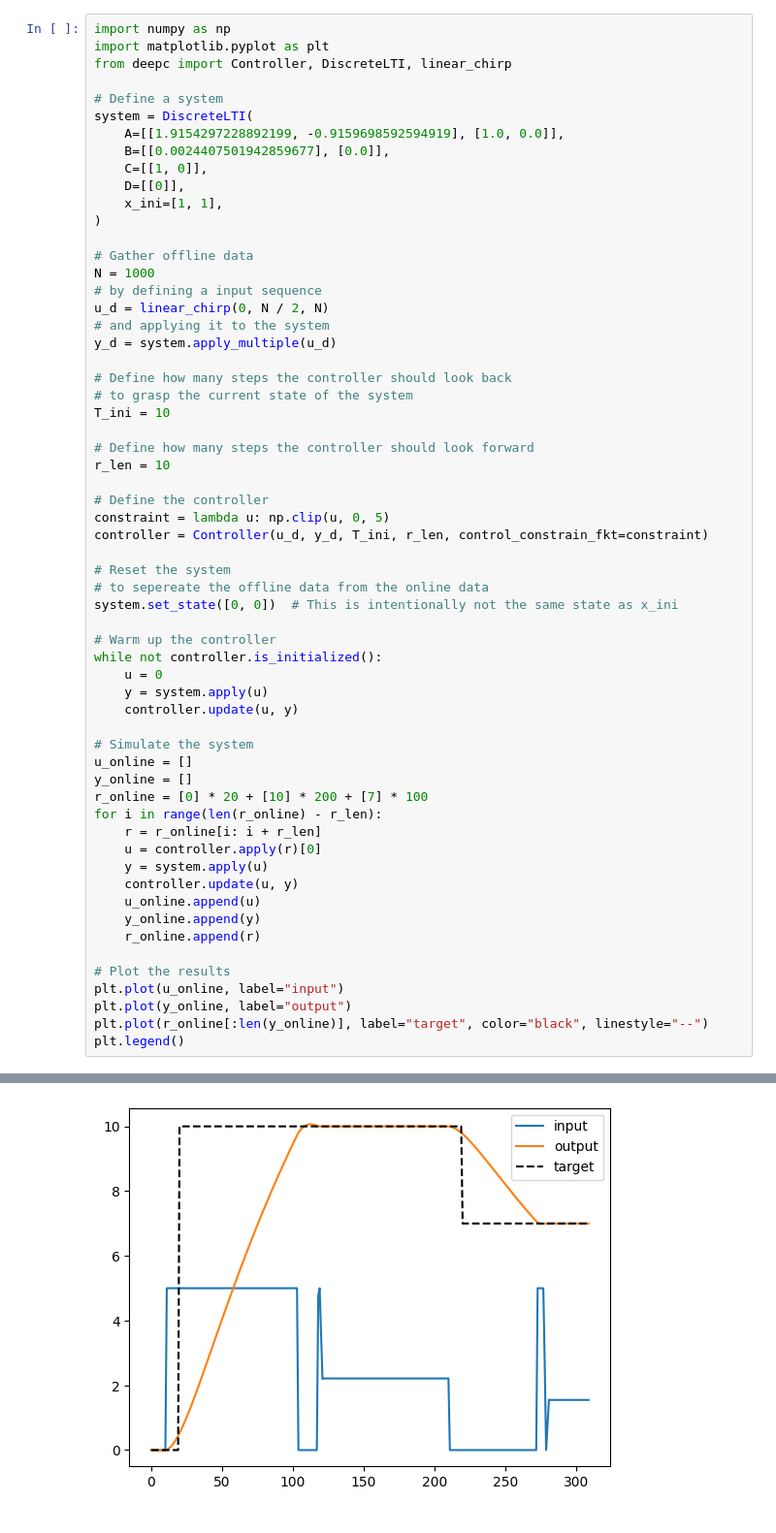
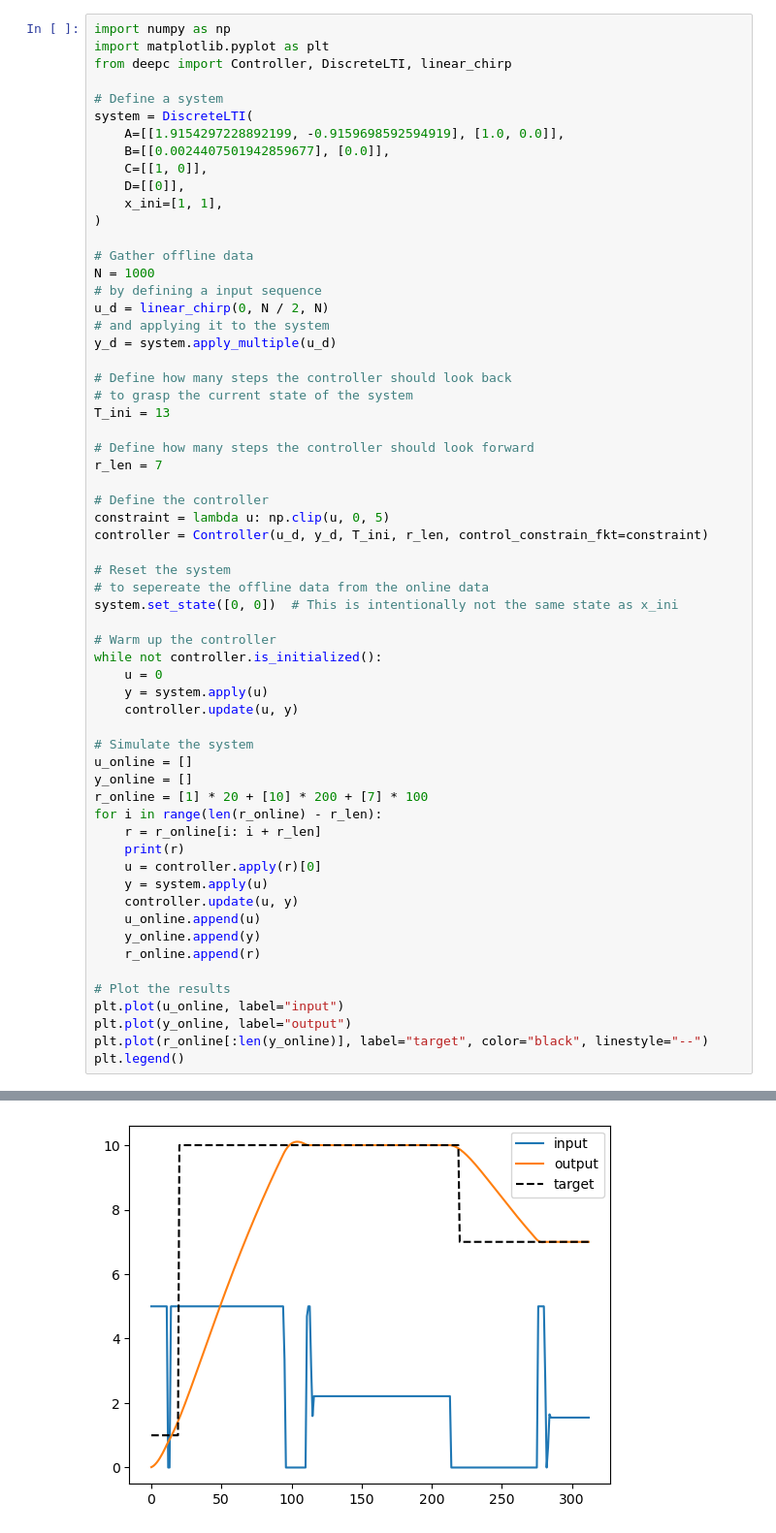
Before and after one commit to dominichofer/DeePC, a Jupyter notebook: example_1d.ipynb, the cells around one changed output, grey strips where cells are left out. Shown: that part at 97% size. Cells and saved outputs as stored; diff of their text form.

```diff
--- a/example_1d.ipynb
+++ b/example_1d.ipynb
@@ -21,10 +21,10 @@ y_d = system.apply_multiple(u_d)
 
 # Define how many steps the controller should look back
 # to grasp the current state of the system
-T_ini = 10
+T_ini = 13
 
 # Define how many steps the controller should look forward
-r_len = 10
+r_len = 7
 
 # Define the controller
 constraint = lambda u: np.clip(u, 0, 5)
@@ -43,9 +43,10 @@ while not controller.is_initialized():
 # Simulate the system
 u_online = []
 y_online = []
-r_online = [0] * 20 + [10] * 200 + [7] * 100
+r_online = [1] * 20 + [10] * 200 + [7] * 100
 for i in range(len(r_online) - r_len):
     r = r_online[i: i + r_len]
+    print(r)
     u = controller.apply(r)[0]
     y = system.apply(u)
     controller.update(u, y)
@@ -63 +81 @@ plt.legend()
-[figure, old version]
+[figure, new version]
```
Also changed, not shown: parts of 1 cell of this notebook, 5 other files.
